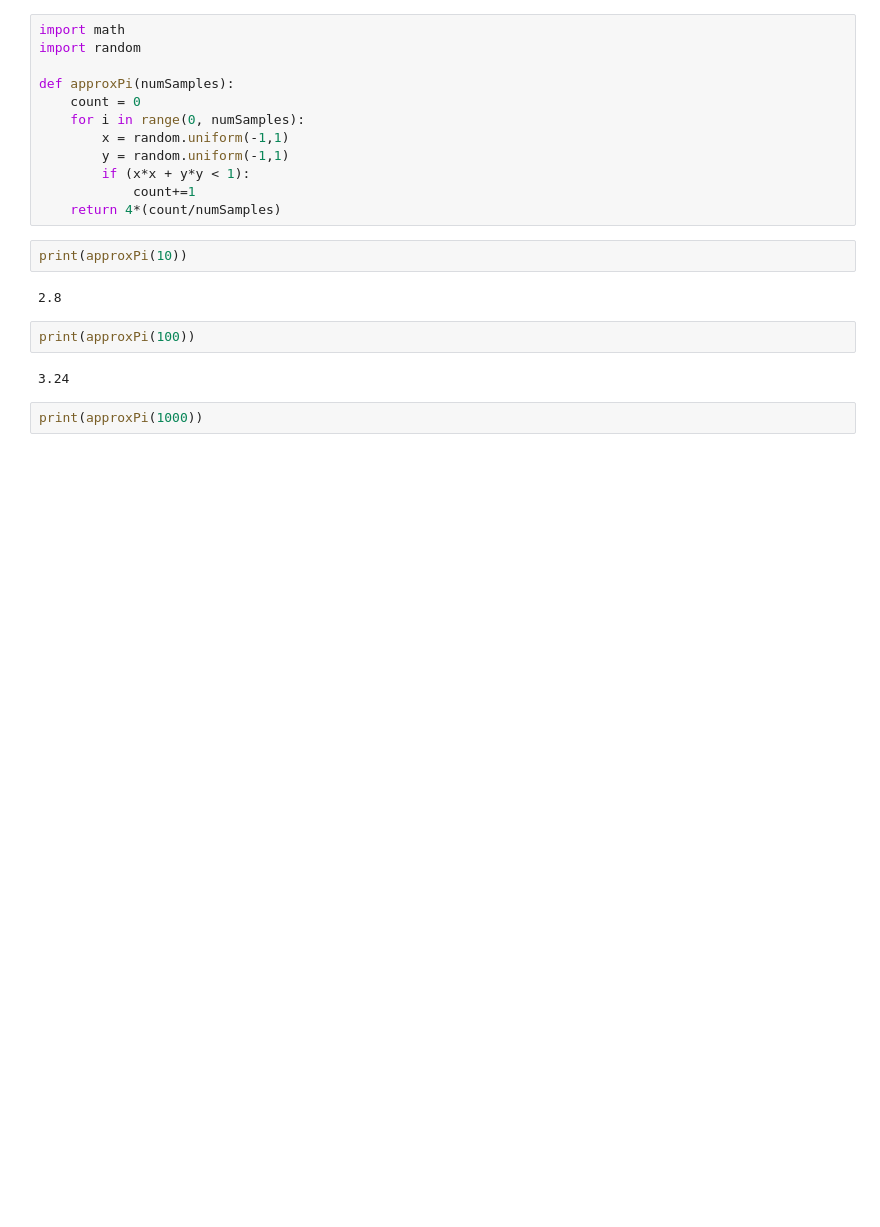
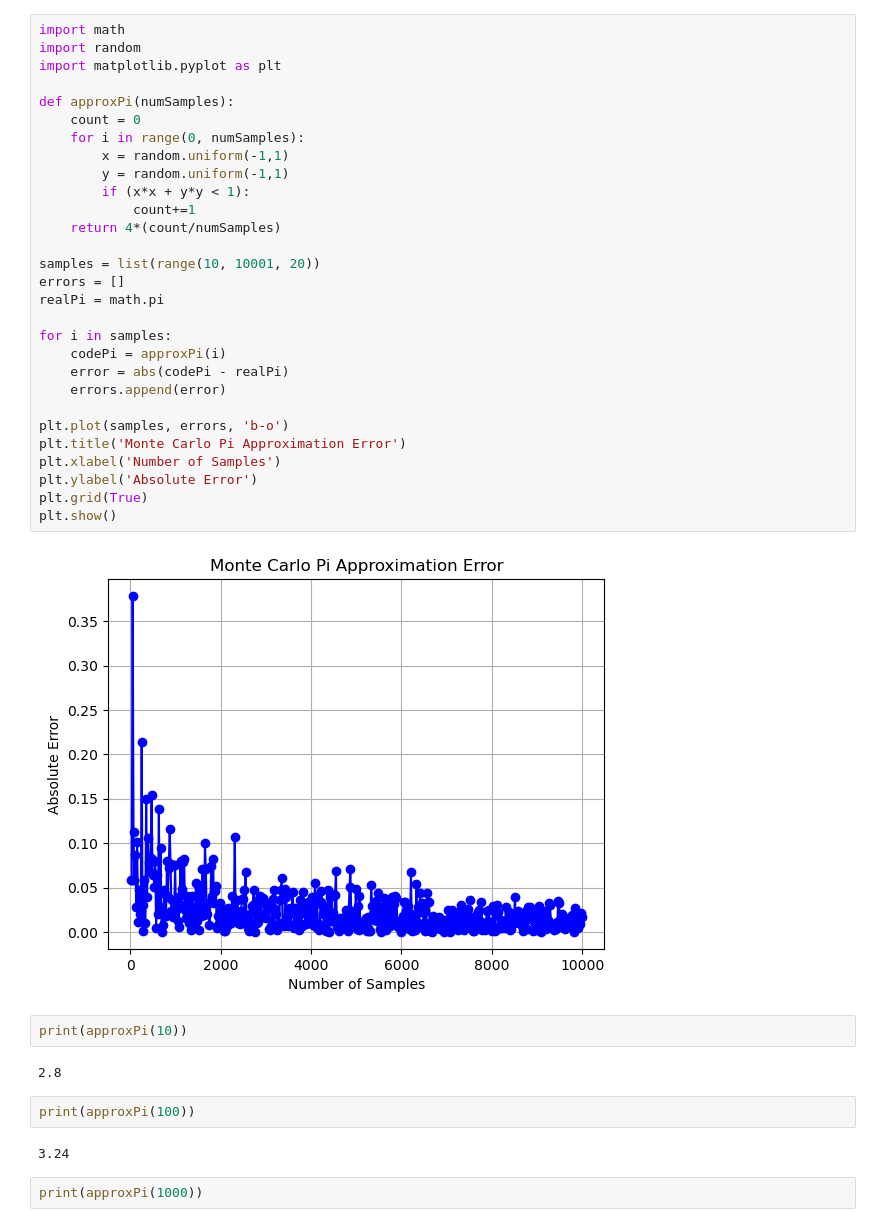
Before and after one commit to sohamkinkhabwala/coe311k, a Jupyter notebook: Homework/sbk788-HW1.ipynb, the cells around one changed output. Saved outputs shown, nothing was run; the diff lists cells and outputs as text; blank space fills up the shorter version.

```diff
--- a/Homework/sbk788-HW1.ipynb
+++ b/Homework/sbk788-HW1.ipynb
@@ -1,15 +1,34 @@
 # %%
 import math
 import random
+import matplotlib.pyplot as plt
 
 def approxPi(numSamples):
     count = 0
     for i in range(0, numSamples):
         x = random.uniform(-1,1)
         y = random.uniform(-1,1)
         if (x*x + y*y < 1):
             count+=1
     return 4*(count/numSamples)
+
+samples = list(range(10, 10001, 20))
+errors = []
+realPi = math.pi
+
+for i in samples:
+    codePi = approxPi(i)
+    error = abs(codePi - realPi)
+    errors.append(error)
+
+plt.plot(samples, errors, 'b-o')
+plt.title('Monte Carlo Pi Approximation Error')
+plt.xlabel('Number of Samples')
+plt.ylabel('Absolute Error')
+plt.grid(True)
+plt.show()
+# %% [output]
+[figure, added]
 # %%
 print(approxPi(10))
 # %% [output]
```
Also changed, not shown: 4 other files.
